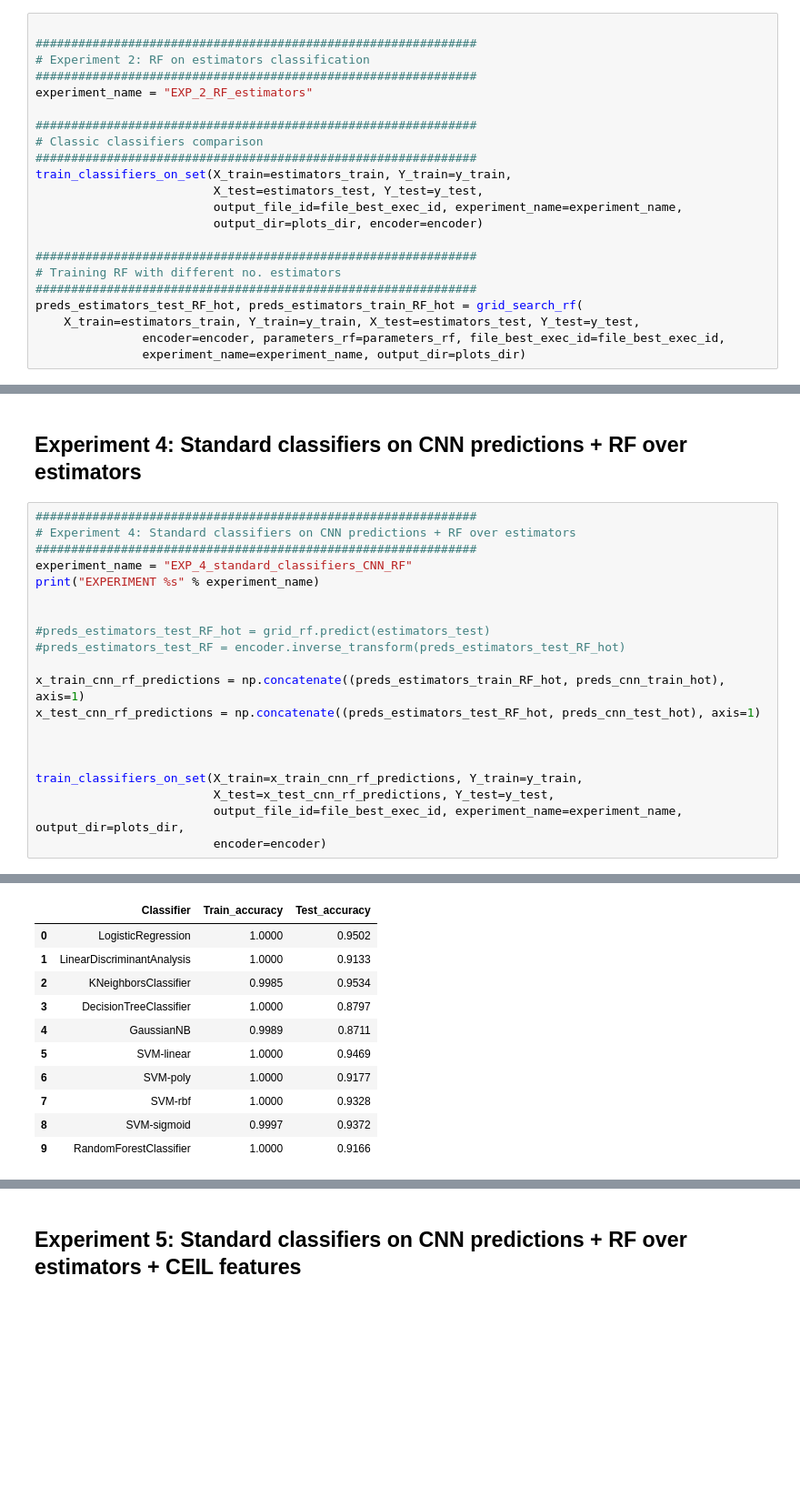
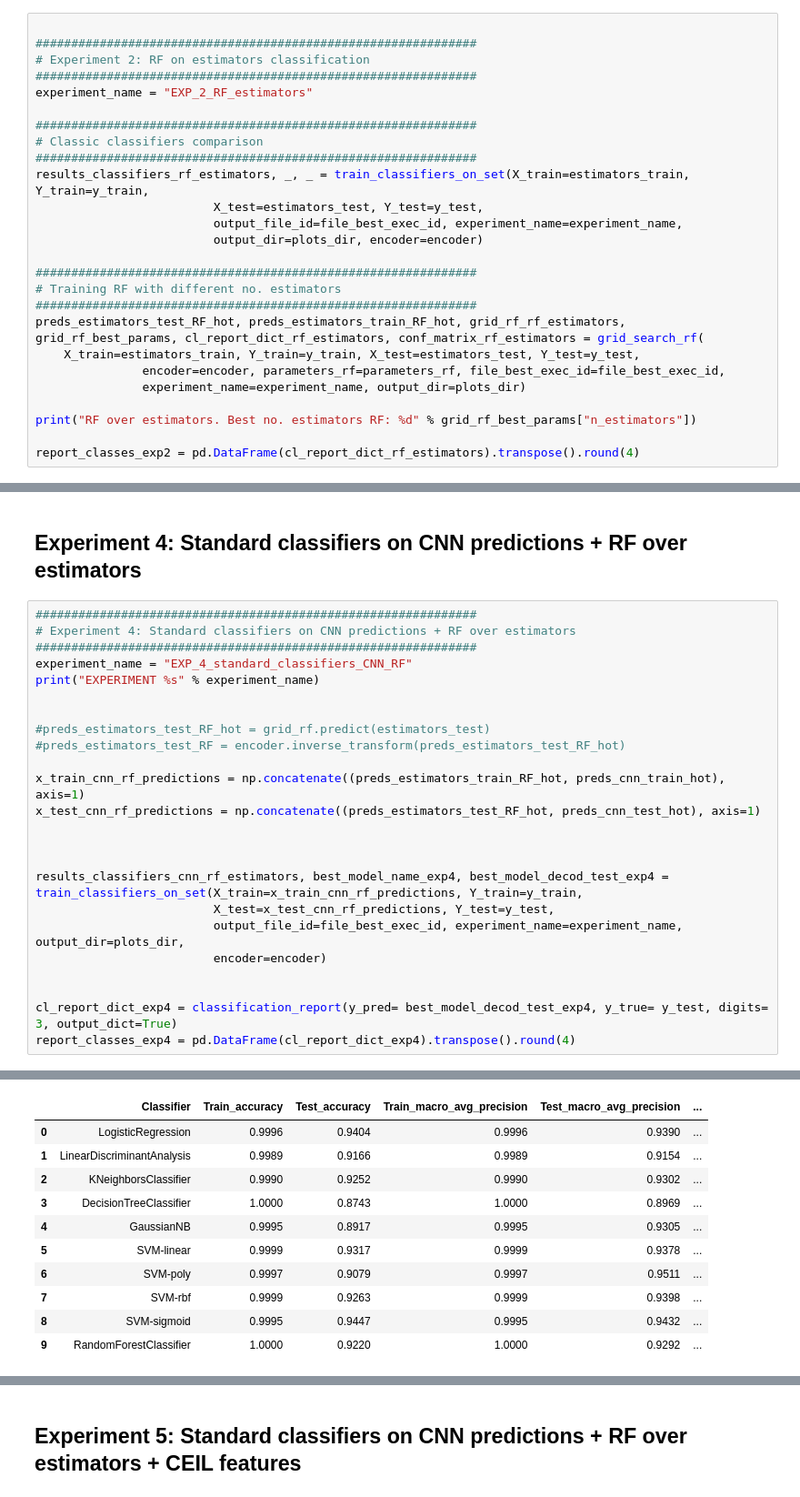
Before and after one commit to jahuerta92/cnn-prob-ensemble, a Jupyter notebook: 2_classification_experiments.ipynb, the cells around one changed output, grey strips where cells are left out. Shown: that part at 91% size. Cells and saved outputs as stored; diff of their text form; blank space fills up the shorter version.

```diff
--- a/2_classification_experiments.ipynb
+++ b/2_classification_experiments.ipynb
@@ -158,7 +287,7 @@ experiment_name = "EXP_2_RF_estimators"
 ##############################################################
 # Classic classifiers comparison
 ##############################################################
-train_classifiers_on_set(X_train=estimators_train, Y_train=y_train,
+results_classifiers_rf_estimators, _, _ = train_classifiers_on_set(X_train=estimators_train, Y_train=y_train,
                          X_test=estimators_test, Y_test=y_test,
                          output_file_id=file_best_exec_id, experiment_name=experiment_name,
                          output_dir=plots_dir, encoder=encoder)
@@ -166,8 +295,12 @@ train_classifiers_on_set(X_train=estimators_train, Y_train=y_train,
 ##############################################################
 # Training RF with different no. estimators
 ##############################################################
-preds_estimators_test_RF_hot, preds_estimators_train_RF_hot = grid_search_rf(
+preds_estimators_test_RF_hot, preds_estimators_train_RF_hot, grid_rf_rf_estimators, grid_rf_best_params, cl_report_dict_rf_estimators, conf_matrix_rf_estimators = grid_search_rf(
     X_train=estimators_train, Y_train=y_train, X_test=estimators_test, Y_test=y_test,
                encoder=encoder, parameters_rf=parameters_rf, file_best_exec_id=file_best_exec_id,
                experiment_name=experiment_name, output_dir=plots_dir)
+
+print("RF over estimators. Best no. estimators RF: %d" % grid_rf_best_params["n_estimators"])
+
+report_classes_exp2 = pd.DataFrame(cl_report_dict_rf_estimators).transpose().round(4)
 # %% [output]
@@ -270,33 +429,37 @@ estratocumulos      0.918     0.944     0.931       142
 # %%
 ##############################################################
 # Experiment 4: Standard classifiers on CNN predictions + RF over estimators
 ##############################################################
 experiment_name = "EXP_4_standard_classifiers_CNN_RF"
 print("EXPERIMENT %s" % experiment_name)
 
 
 #preds_estimators_test_RF_hot = grid_rf.predict(estimators_test)
 #preds_estimators_test_RF = encoder.inverse_transform(preds_estimators_test_RF_hot)
 
 x_train_cnn_rf_predictions = np.concatenate((preds_estimators_train_RF_hot, preds_cnn_train_hot), axis=1)
 x_test_cnn_rf_predictions = np.concatenate((preds_estimators_test_RF_hot, preds_cnn_test_hot), axis=1)
 
 
 
-train_classifiers_on_set(X_train=x_train_cnn_rf_predictions, Y_train=y_train,
+results_classifiers_cnn_rf_estimators, best_model_name_exp4, best_model_decod_test_exp4 = train_classifiers_on_set(X_train=x_train_cnn_rf_predictions, Y_train=y_train,
                          X_test=x_test_cnn_rf_predictions, Y_test=y_test,
                          output_file_id=file_best_exec_id, experiment_name=experiment_name, output_dir=plots_dir,
                          encoder=encoder)
+
+
+cl_report_dict_exp4 = classification_report(y_pred= best_model_decod_test_exp4, y_true= y_test, digits= 3, output_dict=True)
+report_classes_exp4 = pd.DataFrame(cl_report_dict_exp4).transpose().round(4)
 # %% [output]
 EXPERIMENT EXP_4_standard_classifiers_CNN_RF
-|  | Classifier | Train_accuracy | Test_accuracy |
-| 0 | LogisticRegression | 1.0000 | 0.9502 |
-| 1 | LinearDiscriminantAnalysis | 1.0000 | 0.9133 |
-| 2 | KNeighborsClassifier | 0.9985 | 0.9534 |
-| 3 | DecisionTreeClassifier | 1.0000 | 0.8797 |
-| 4 | GaussianNB | 0.9989 | 0.8711 |
-| 5 | SVM-linear | 1.0000 | 0.9469 |
-| 6 | SVM-poly | 1.0000 | 0.9177 |
-| 7 | SVM-rbf | 1.0000 | 0.9328 |
-| 8 | SVM-sigmoid | 0.9997 | 0.9372 |
-| 9 | RandomForestClassifier | 1.0000 | 0.9166 |
+|  | Classifier | Train_accuracy | Test_accuracy | Train_macro_avg_precision | Test_macro_avg_precision | ... |
+| 0 | LogisticRegression | 0.9996 | 0.9404 | 0.9996 | 0.9390 | ... |
+| 1 | LinearDiscriminantAnalysis | 0.9989 | 0.9166 | 0.9989 | 0.9154 | ... |
+| 2 | KNeighborsClassifier | 0.9990 | 0.9252 | 0.9990 | 0.9302 | ... |
+| 3 | DecisionTreeClassifier | 1.0000 | 0.8743 | 1.0000 | 0.8969 | ... |
+| 4 | GaussianNB | 0.9995 | 0.8917 | 0.9995 | 0.9305 | ... |
+| 5 | SVM-linear | 0.9999 | 0.9317 | 0.9999 | 0.9378 | ... |
+| 6 | SVM-poly | 0.9997 | 0.9079 | 0.9997 | 0.9511 | ... |
+| 7 | SVM-rbf | 0.9999 | 0.9263 | 0.9999 | 0.9398 | ... |
+| 8 | SVM-sigmoid | 0.9995 | 0.9447 | 0.9995 | 0.9432 | ... |
+| 9 | RandomForestClassifier | 1.0000 | 0.9220 | 1.0000 | 0.9292 | ... |
```
Also changed, not shown: parts of 13 cells of this notebook, 7 other files.
